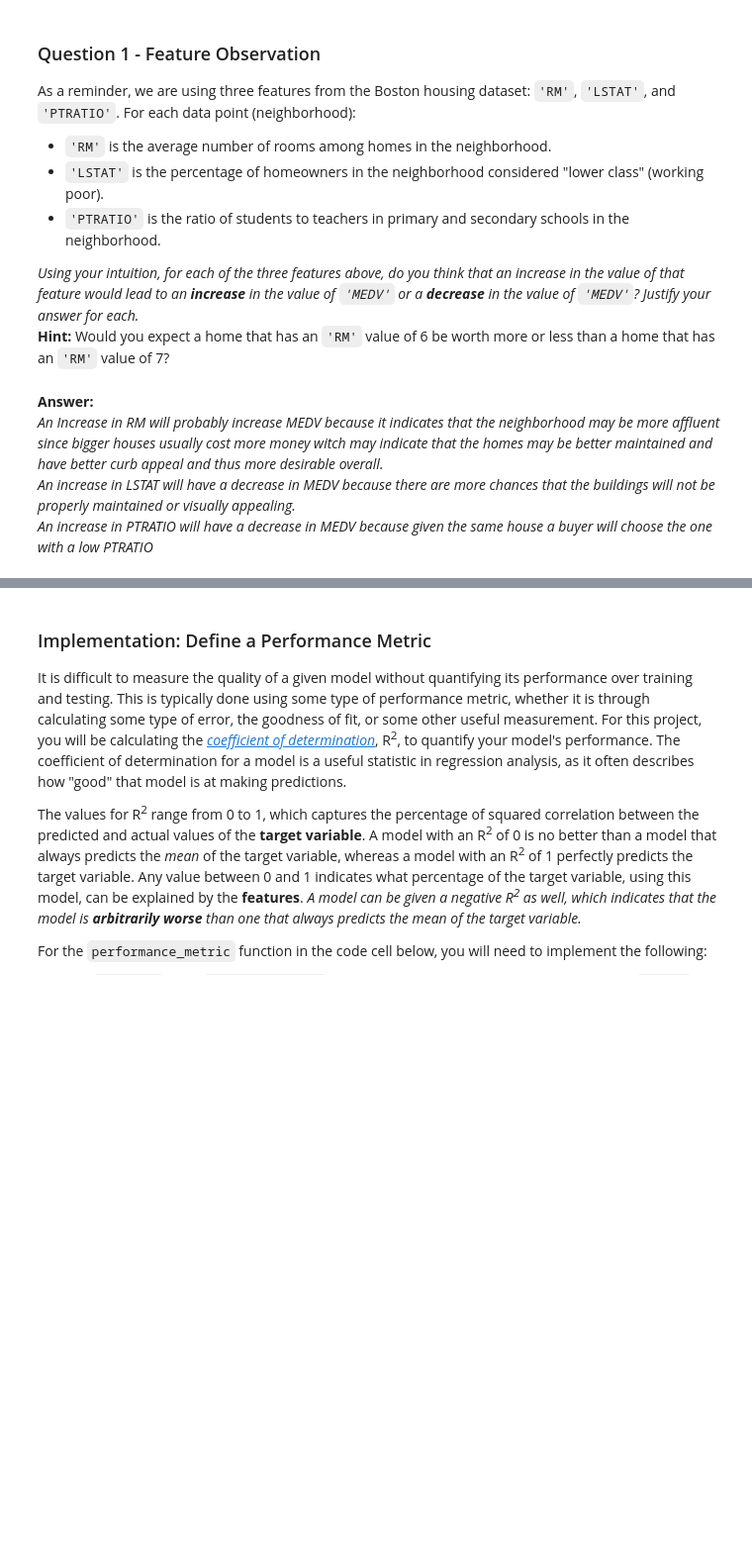
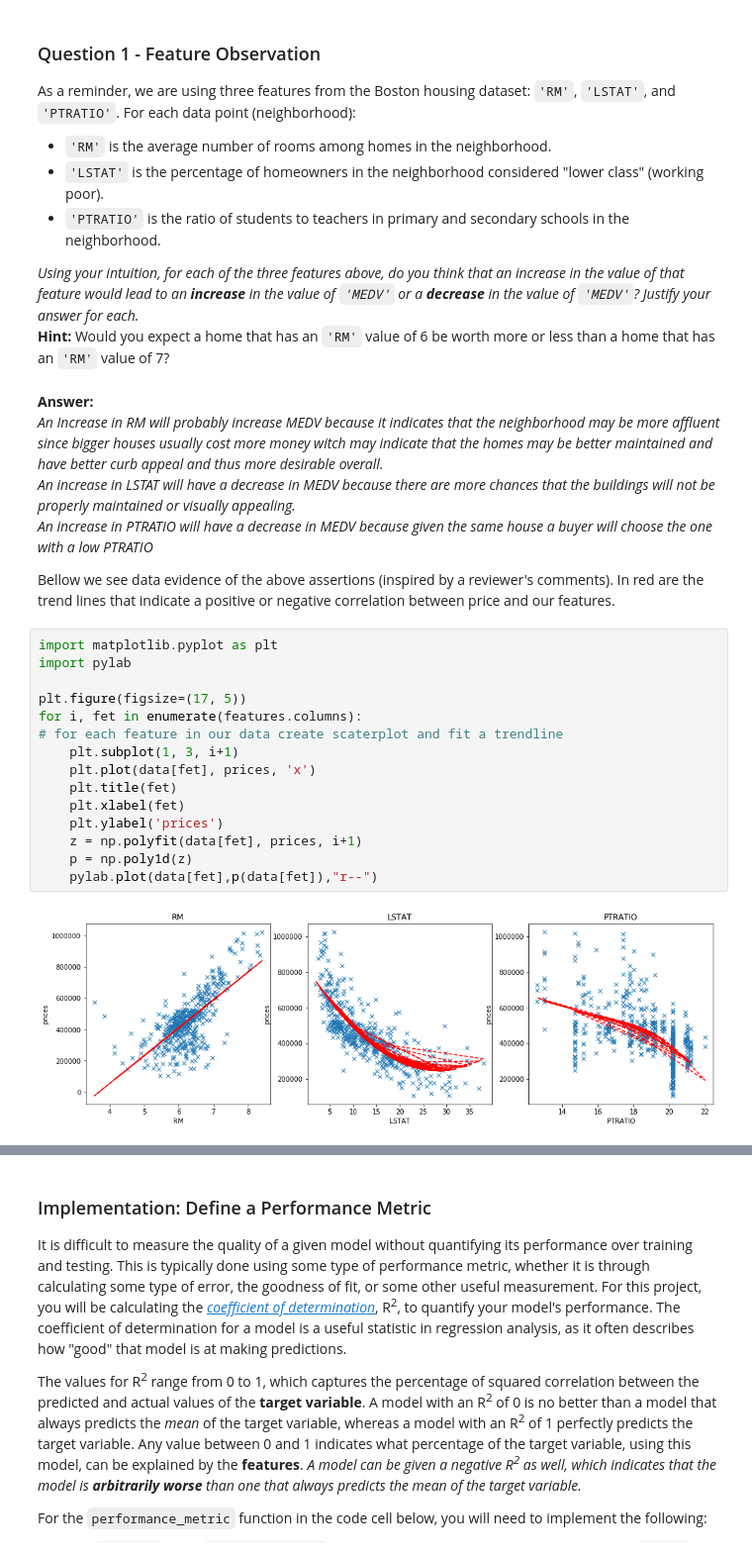
Before and after one commit to FiryZeplin/MLND, a Jupyter notebook: projects/boston_housing/boston_housing.ipynb, the cells around one changed output, grey strips where cells are left out. Shown: that part at 99% size. Cells and saved outputs as stored; diff of their text form; blank space fills up the shorter version.

```diff
--- a/projects/boston_housing/boston_housing.ipynb
+++ b/projects/boston_housing/boston_housing.ipynb
@@ -97,4 +97,23 @@ _Using your intuition, for each of the three features above, do you think that a
 *An Increase in RM will probably increase MEDV because it indicates that the neighborhood may be more affluent since bigger houses usually cost more money witch may indicate that the homes may be better maintained and have better curb appeal and thus more desirable overall.<br>
 An increase in LSTAT will have a decrease in MEDV because there are more chances that the buildings will not be properly maintained or visually appealing.<br>
 An increase in PTRATIO will have a decrease in MEDV because given the same house a buyer will choose the one with a  low PTRATIO*
+
+Bellow we see data evidence of the above assertions (inspired by a reviewer's comments). In red are the trend lines that indicate a positive or negative correlation between price and our features.
+# %%
+import matplotlib.pyplot as plt
+import pylab
+
+plt.figure(figsize=(17, 5))
+for i, fet in enumerate(features.columns):
+# for each feature in our data create scaterplot and fit a trendline
+    plt.subplot(1, 3, i+1)
+    plt.plot(data[fet], prices, 'x')
+    plt.title(fet)
+    plt.xlabel(fet)
+    plt.ylabel('prices')
+    z = np.polyfit(data[fet], prices, i+1)
+    p = np.poly1d(z)
+    pylab.plot(data[fet],p(data[fet]),"r--")
+# %% [output]
+[figure, added]
 # %% [markdown]
```
Also changed, not shown: parts of 5 cells of this notebook.
